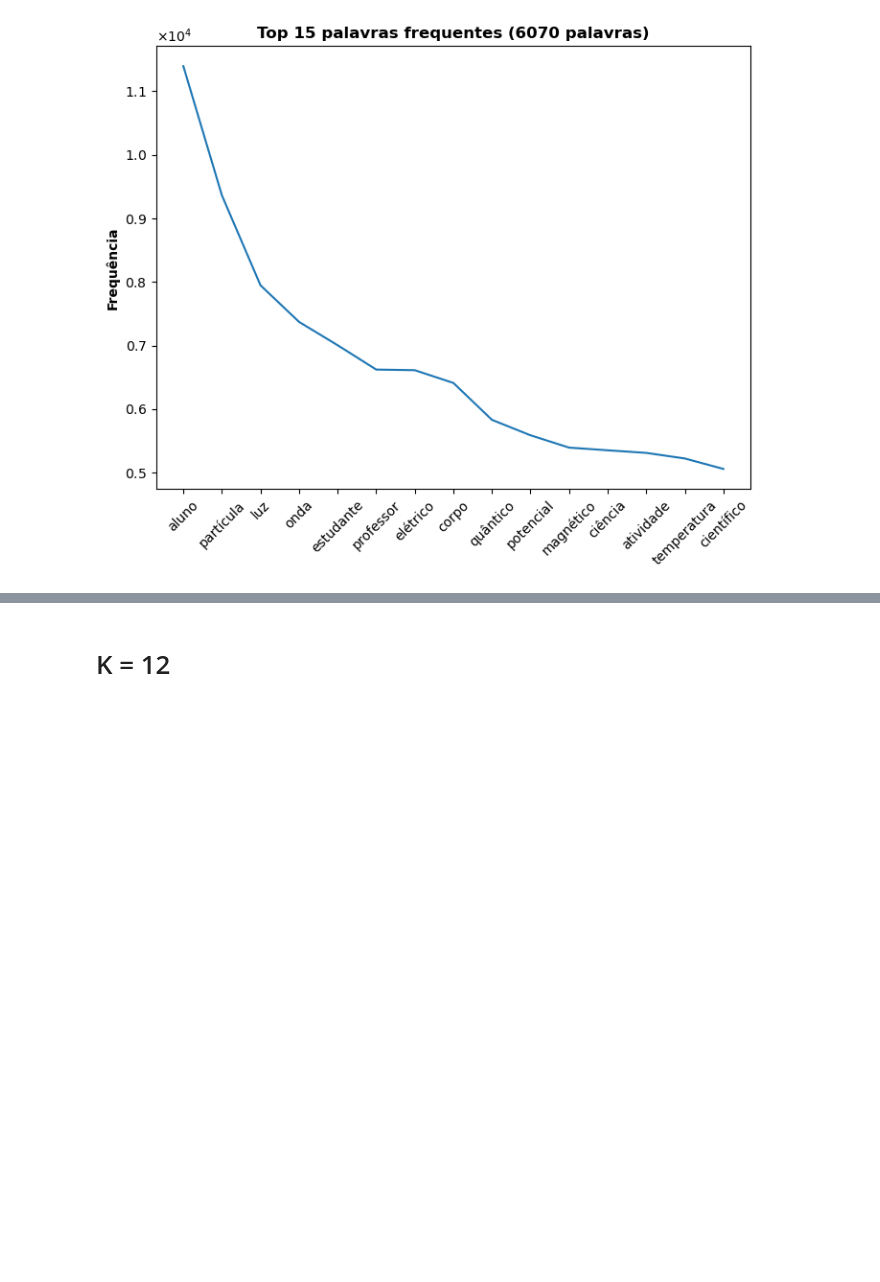
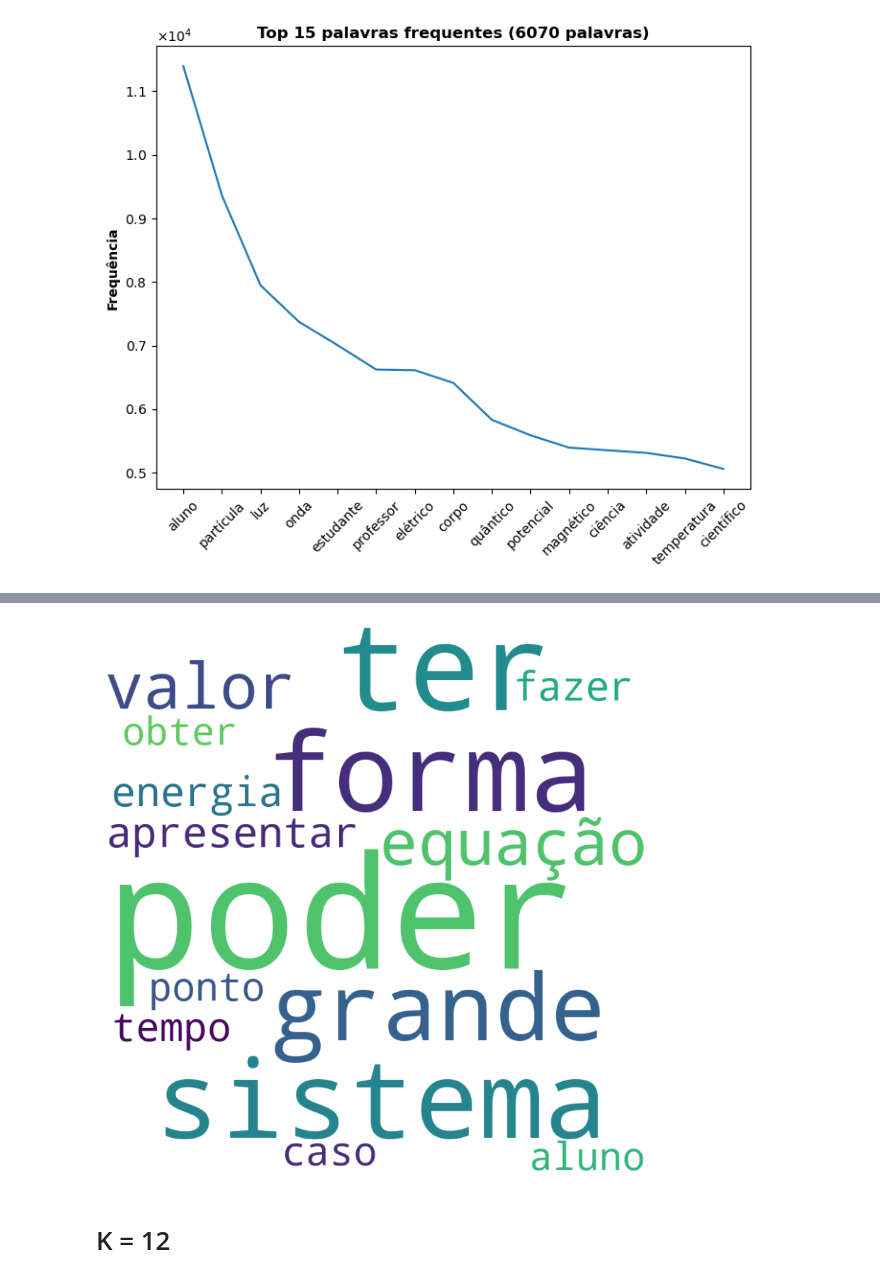
Before and after one commit to ghurone/monografia, a Jupyter notebook: code/4. Análise Dataset SciELO.ipynb, the cells around one changed output, grey strips where cells are left out. Cells and saved outputs as stored; diff of their text form; code cells hidden in the pictures; blank space fills up the shorter version.

```diff
--- a/code/4. Análise Dataset SciELO.ipynb
+++ b/code/4. Análise Dataset SciELO.ipynb
@@ -50,3 +54,7 @@ plot_frequent_words(dicionario, filename='dicionario_filtro.png')
+# %%
+plot_wordcloud(dicionario_sem_filtro, filename='wc_dicionario.png')
+# %% [output]
+[figure, added]
 # %%
 corpus = create_corpus(dicionario, documentos, use_tfidf=False)
 # %%
```
Also changed, not shown: parts of 45 cells of this notebook, 8 other files.
